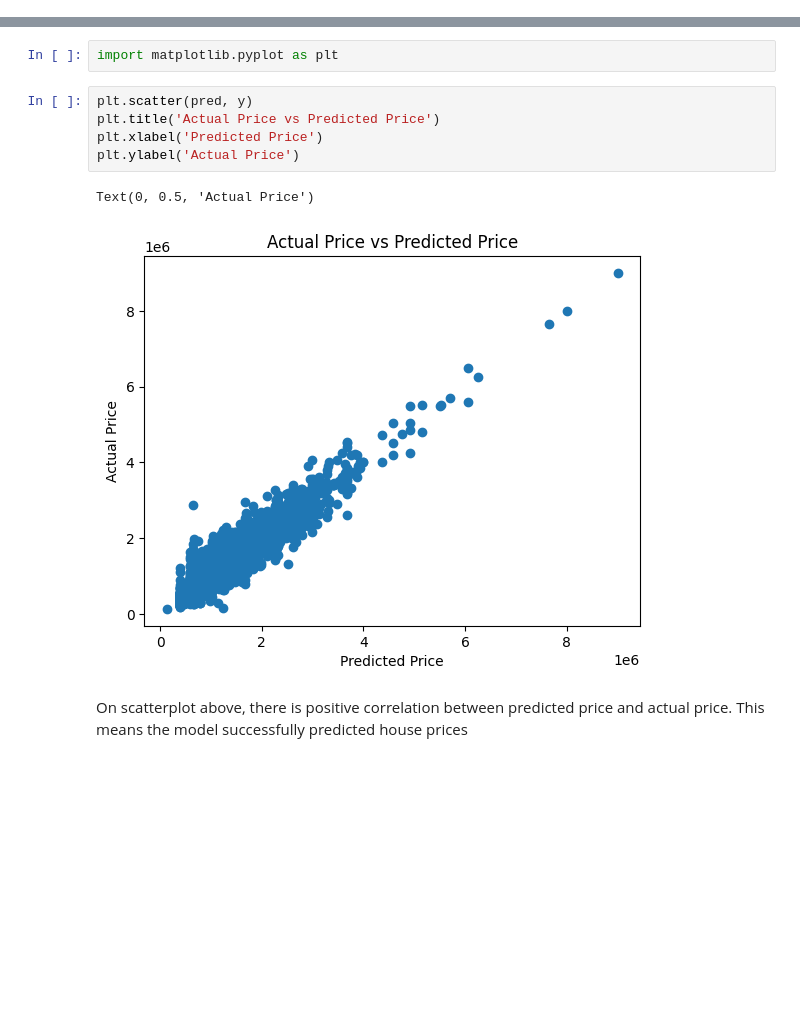
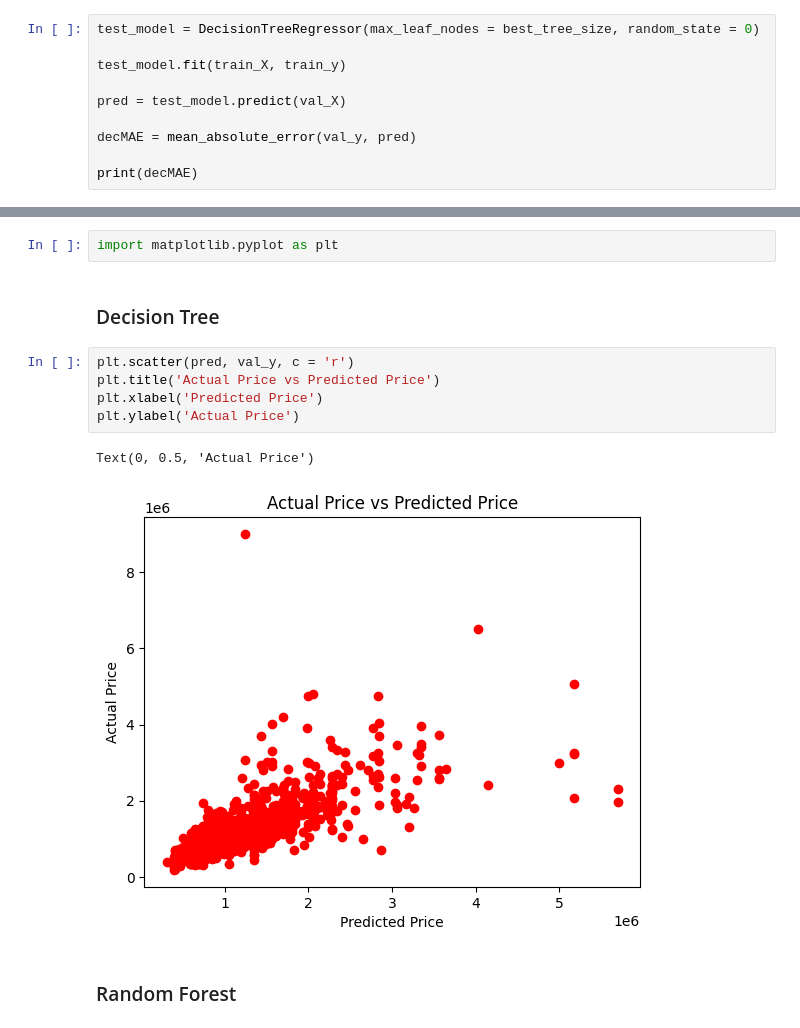
Before and after one commit to Rifqy31/house-prices-prediction, a Jupyter notebook: MachineLearning.ipynb, the cells around one changed output, grey strips where cells are left out. Saved outputs shown, nothing was run; the diff lists cells and outputs as text; blank space fills up the shorter version.

Commit message:
Improving model
Improving accuracy result with Random Forest model

```diff
--- a/MachineLearning.ipynb
+++ b/MachineLearning.ipynb
@@ -259,0 +244,10 @@ print(mean_absolute_error(y, pred))
+# %%
+test_model = DecisionTreeRegressor(max_leaf_nodes = best_tree_size, random_state = 0)
+
+test_model.fit(train_X, train_y)
+
+pred = test_model.predict(val_X)
+
+decMAE = mean_absolute_error(val_y, pred)
+
+print(decMAE)
@@ -263,14 +285,15 @@ based on model result above, proves that using a suitable tree size can produce
 ## Visualisation
 # %%
 import matplotlib.pyplot as plt
+# %% [markdown]
+### Decision Tree
 # %%
-plt.scatter(pred, y)
+plt.scatter(pred, val_y, c = 'r')
 plt.title('Actual Price vs Predicted Price')
 plt.xlabel('Predicted Price')
 plt.ylabel('Actual Price')
 # %% [output]
 Text(0, 0.5, 'Actual Price')
-[figure, old version]
+[figure, new version]
 # %% [markdown]
-On scatterplot above, there is positive correlation between predicted price and actual price.
-This means the model successfully predicted house prices
+### Random Forest
```
Also changed, not shown: parts of 8 cells of this notebook.
